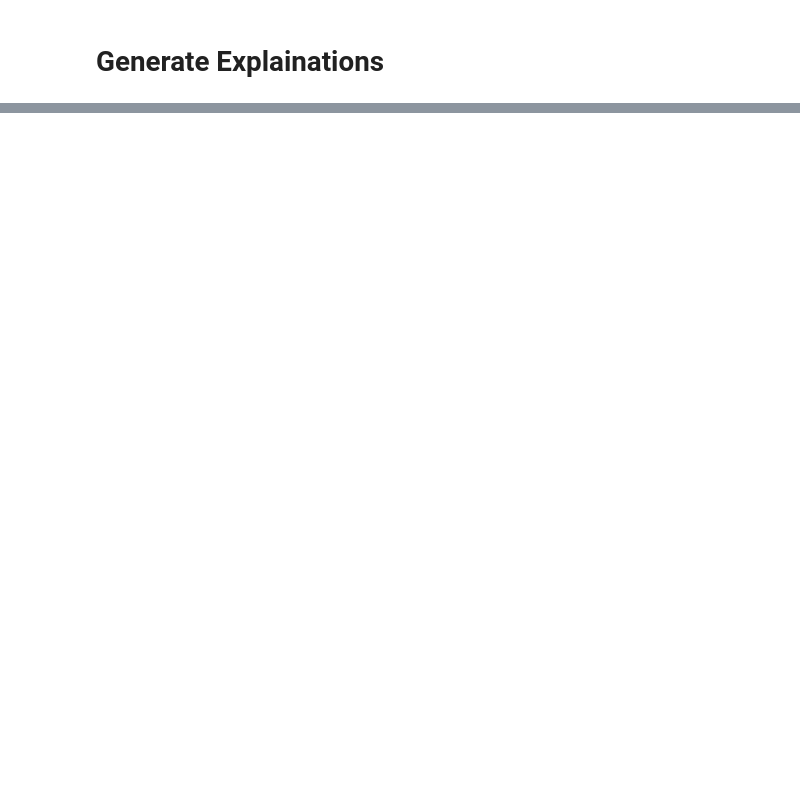
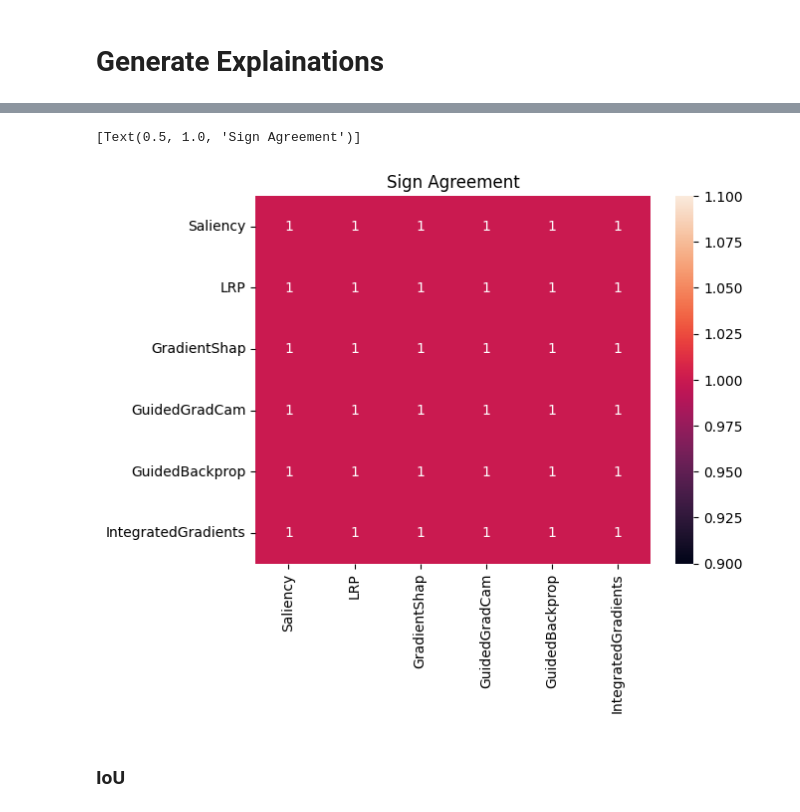
Before and after one commit to mdnam2410/thesis, a Jupyter notebook: XAI_Research.ipynb, the cells around one changed output, grey strips where cells are left out. Drawn from its saved outputs; the diff is of its cells as text; code cells hidden in the pictures; blank space fills up the shorter version.

```diff
--- a/XAI_Research.ipynb
+++ b/XAI_Research.ipynb
@@ -1049,0 +785,3 @@ dashboard.show()
+# %%
+%%time
+heatmap_sa = compute_heatmap(methods, explanations, metric=sign_agreement)
@@ -1049,0 +791,7 @@ dashboard.show()
+# %%
+visualize(heatmap_sa, title='Sign Agreement')
+# %% [output]
+[Text(0.5, 1.0, 'Sign Agreement')]
+[figure, added]
+# %% [markdown]
+### IoU
```
Also changed, not shown: parts of 113 cells of this notebook.
